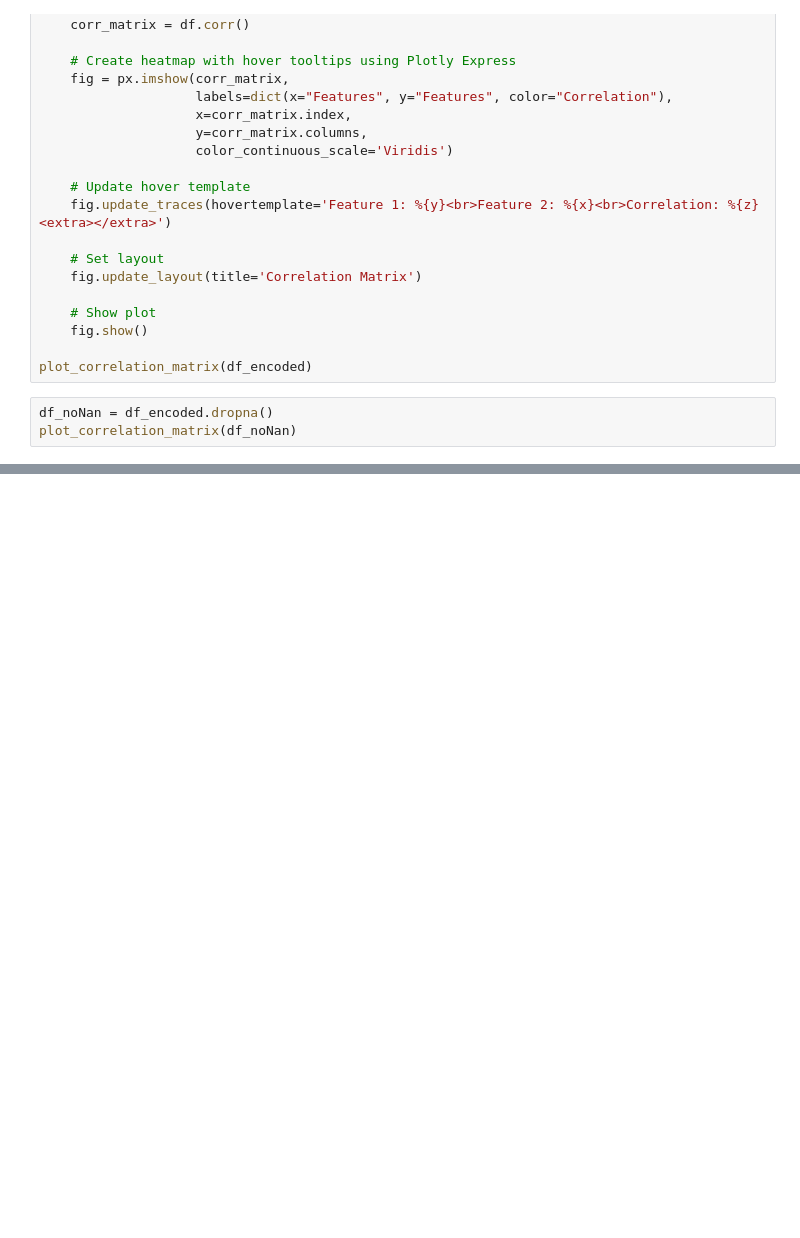
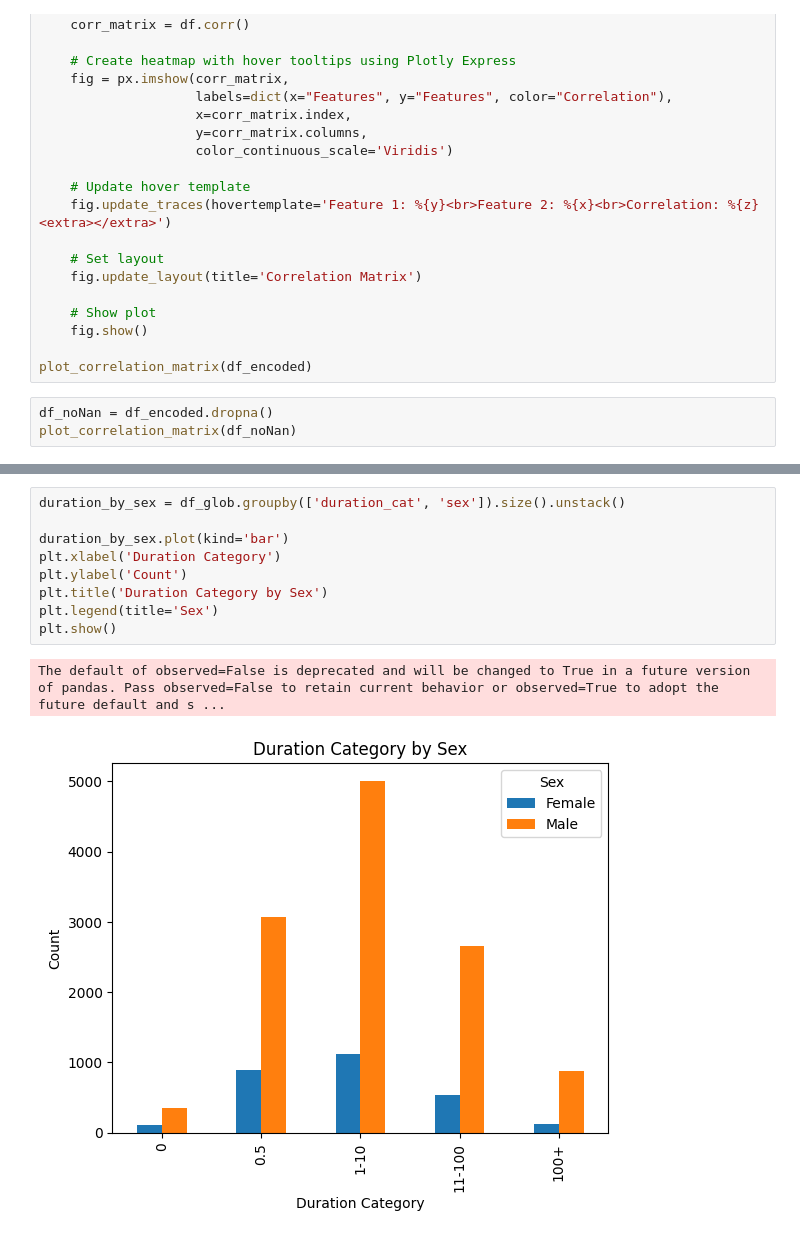
Before and after one commit to RonangLeSang/PROJ831, a Jupyter notebook: data_analysis.ipynb, the cells around one changed output, grey strips where cells are left out. Saved outputs shown, nothing was run; the diff lists cells and outputs as text; blank space fills up the shorter version.

```diff
--- a/data_analysis.ipynb
+++ b/data_analysis.ipynb
@@ -115,0 +191,12 @@ plot_correlation_matrix(df_noNan)
+# %%
+duration_by_sex = df_glob.groupby(['duration_cat', 'sex']).size().unstack()
+
+duration_by_sex.plot(kind='bar')
+plt.xlabel('Duration Category')
+plt.ylabel('Count')
+plt.title('Duration Category by Sex')
+plt.legend(title='Sex')
+plt.show()
+# %% [output]
+The default of observed=False is deprecated and will be changed to True in a future version of pandas. Pass observed=False to retain current behavior or observed=True to adopt the future default and s ...
+[figure, added]
```
Also changed, not shown: parts of 21 cells of this notebook.
